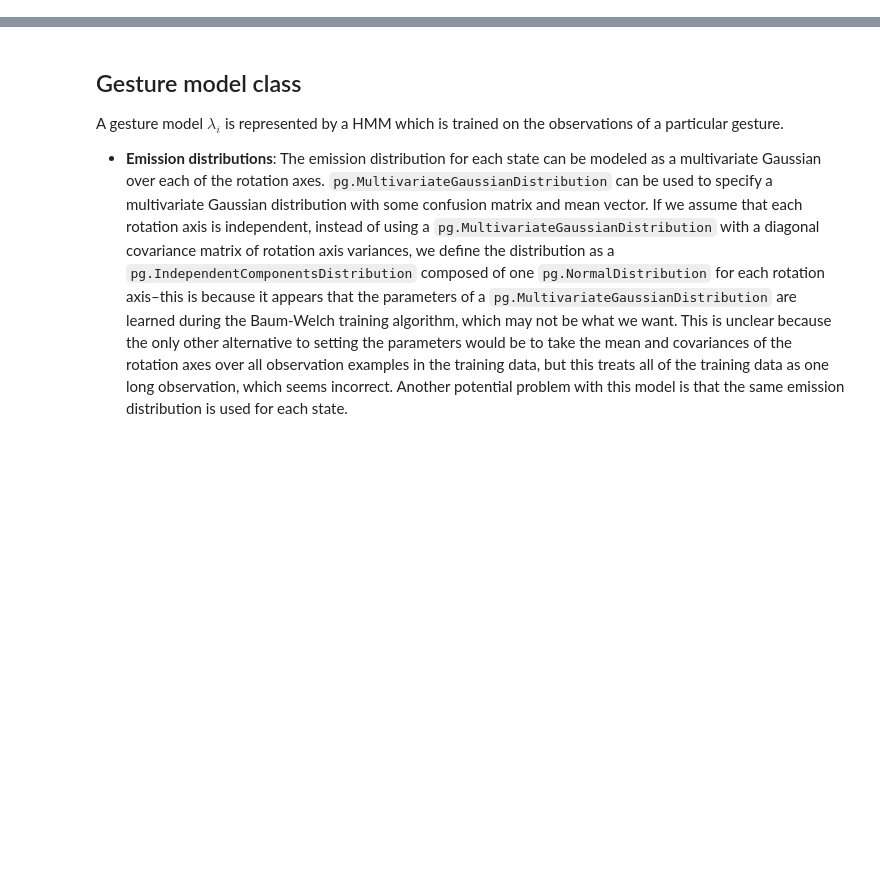
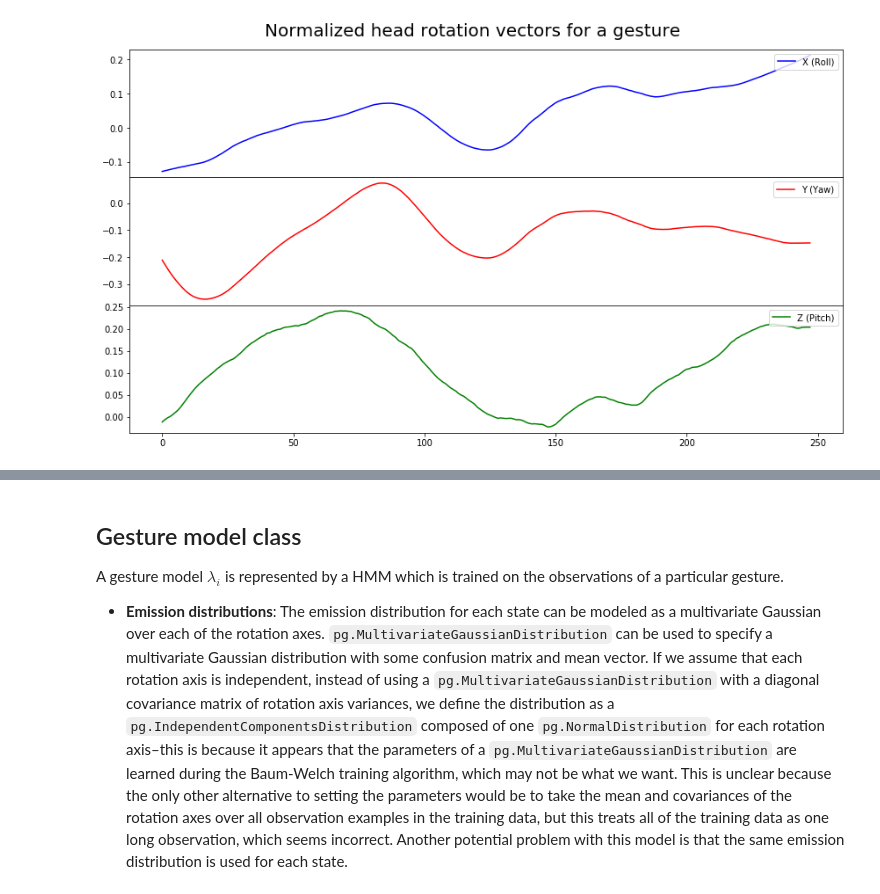
Before and after one commit to eonu/inf4-hons, a Jupyter notebook: sandbox/notebooks/Isolated Recognition.ipynb, the cells around one changed output, grey strips where cells are left out. Cells and saved outputs as stored; diff of their text form; code cells hidden in the pictures; blank space fills up the shorter version.

```diff
--- a/sandbox/notebooks/Isolated Recognition.ipynb
+++ b/sandbox/notebooks/Isolated Recognition.ipynb
@@ -22,6 +23,8 @@ np.random.seed(seed)
 rand = np.random.RandomState(seed=seed)
 # %%
 gestures = ['nd', 'mnd', 'fu', 'fd', 'sh', 't', 'ti']
+# %%
+lag = pd.read_csv('../lag.csv', index_col=0, squeeze=True).to_dict()
 # %%
 class Recording:
     def __init__(self, csv):
@@ -95,6 +98,9 @@ class Annotations(Recording):
         # Convert the units from milliseconds to frames (/1000 and *100)
         df.loc[:, ['start_time', 'end_time', 'duration']] //= 10
 
+        # Subtract the lag time
+        df[['start_time', 'end_time']] -= round(lag[self._name] * 100)
+
         # Add recording identifier column
         df['recording'] = self._name
 
@@ -111,6 +117,8 @@ csvs = glob.glob('../annotations/*/eaf.csv/*.eaf.csv')
 
 # Initialize {Annotations} object for each eaf.csv annotations file
 anns = [Annotations(csv) for csv in csvs]
+# Remove ones I annotated, without lag measure
+anns = [ann for ann in anns if ann.id not in ['sophie_04_e', 'sophie_05_i']]
 
 # Combine the parameters dataframes for each {Annotations} object
 param_df = pd.concat(ann.params.as_df() for ann in anns)
@@ -181,0 +182,4 @@ print('Test set size: {}'.format(len(y_test)))
+# %%
+plot_gesture(X_train[0])
+# %% [output]
+[figure, added]
```
Also changed, not shown: parts of 19 cells of this notebook, 8 other files.
